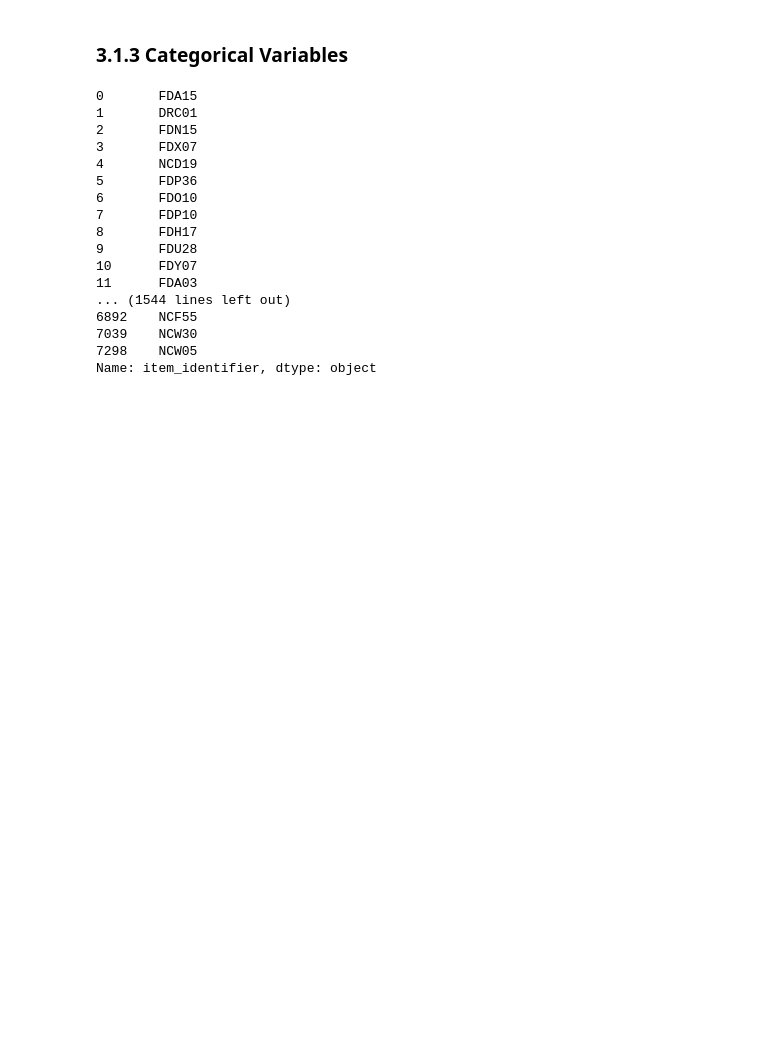
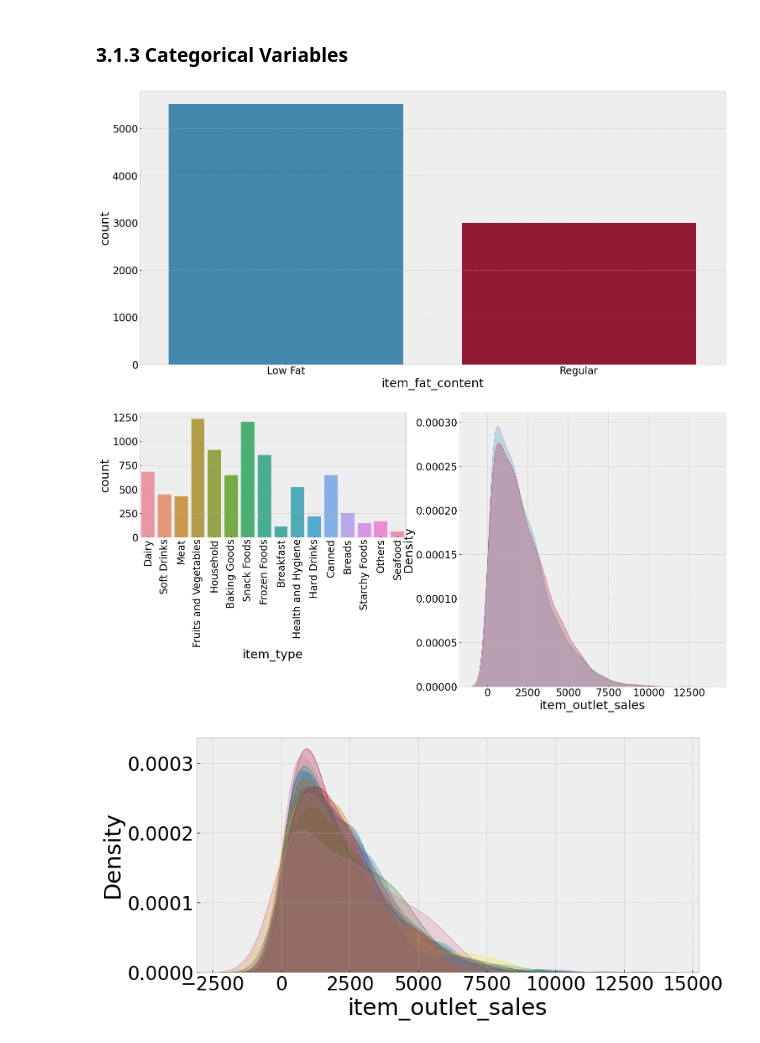
Before and after one commit to giovannadias/big_mart_sales_prediction, a Jupyter notebook: v01_big_mart_sales_prediction.ipynb, the cells around one changed output. Saved outputs shown, nothing was run; the diff lists cells and outputs as text; code cells hidden in the pictures; blank space fills up the shorter version.

```diff
--- a/v01_big_mart_sales_prediction.ipynb
+++ b/v01_big_mart_sales_prediction.ipynb
@@ -289,6 +327,9 @@ Image('img/mindmap.png')
 **H13** Items visibility should increase over the years.
 # %% [markdown]
 ## 2.4 Feature Engineering
+# %%
+#outlet_id
+df2['outlet_id'] = df2['outlet_identifier'].str.extract(r'(\d{2}$)')
 # %% [markdown]
 # 3.0 - EXPLORATION DATA ANALYSIS (EDA)
 # %%
@@ -309,23 +350,39 @@ num_attributes.hist();
 [figure]
 # %% [markdown]
 ### 3.1.3 Categorical Variables
-# %%
-df3['item_identifier'].drop_duplicates()
-# %% [output]
-0       FDA15
-1       DRC01
-2       FDN15
-3       FDX07
-4       NCD19
-5       FDP36
-6       FDO10
-7       FDP10
-8       FDH17
-9       FDU28
-10      FDY07
-11      FDA03
-... (1544 lines left out)
-6892    NCF55
-7039    NCW30
-7298    NCW05
-Name: item_identifier, dtype: object
+# %%
+#item
+plt.subplot(1, 1, 1)
+sns.countplot(df3['item_fat_content']);
+plt.show()
+
+plt.subplot(1, 2, 2)
+sns.kdeplot(df3[df3['item_fat_content'] == 'Low Fat']['item_outlet_sales'], label = 'Low Fat', shade=True);
+sns.kdeplot(df3[df3['item_fat_content'] == 'Regular']['item_outlet_sales'], label = 'Regular', shade=True);
+
+plt.subplot(2, 2, 1)
+sns.countplot(df3['item_type']);
+plt.xticks(rotation=90);
+plt.show()
+
+plt.subplot(2, 2, 2)
+sns.kdeplot(df3[df3['item_type'] == 'Dairy']['item_outlet_sales'], label = 'Dairy', shade=True);
+sns.kdeplot(df3[df3['item_type'] == 'Soft Drinks']['item_outlet_sales'], label = 'Soft Drinks', shade=True);
+sns.kdeplot(df3[df3['item_type'] == 'Meat']['item_outlet_sales'], label = 'Meat', shade=True);
+sns.kdeplot(df3[df3['item_type'] == 'Fruits and Vegetables']['item_outlet_sales'], label = 'Fruits and Vegetables', shade=True);
+sns.kdeplot(df3[df3['item_type'] == 'Household']['item_outlet_sales'], label = 'Household', shade=True);
+sns.kdeplot(df3[df3['item_type'] == 'Baking Goods']['item_outlet_sales'], label = 'Baking Goods', shade=True);
+sns.kdeplot(df3[df3['item_type'] == 'Snack Foods']['item_outlet_sales'], label = 'Snack Foods', shade=True);
+sns.kdeplot(df3[df3['item_type'] == 'Frozen Foods']['item_outlet_sales'], label = 'Frozen Foods', shade=True);
+sns.kdeplot(df3[df3['item_type'] == 'Breakfast']['item_outlet_sales'], label = 'Breakfast', shade=True);
+sns.kdeplot(df3[df3['item_type'] == 'Health and Hygiene']['item_outlet_sales'], label = 'Health and Hygiene', shade=True);
+sns.kdeplot(df3[df3['item_type'] == 'Hard Drinks']['item_outlet_sales'], label = 'Hard Drinks', shade=True);
+sns.kdeplot(df3[df3['item_type'] == 'Canned']['item_outlet_sales'], label = 'Canned', shade=True);
+sns.kdeplot(df3[df3['item_type'] == 'Breads']['item_outlet_sales'], label = 'Breads', shade=True);
+sns.kdeplot(df3[df3['item_type'] == 'Starchy Foods']['item_outlet_sales'], label = 'Starchy Foods', shade=True);
+sns.kdeplot(df3[df3['item_type'] == 'Others']['item_outlet_sales'], label = 'Others', shade=True);
+sns.kdeplot(df3[df3['item_type'] == 'Seafood']['item_outlet_sales'], label = 'Seafood', shade=True);
+# %% [output]
+[figure, added]
+[figure, added]
+[figure, added]
```
Also changed, not shown: parts of 65 cells of this notebook.
